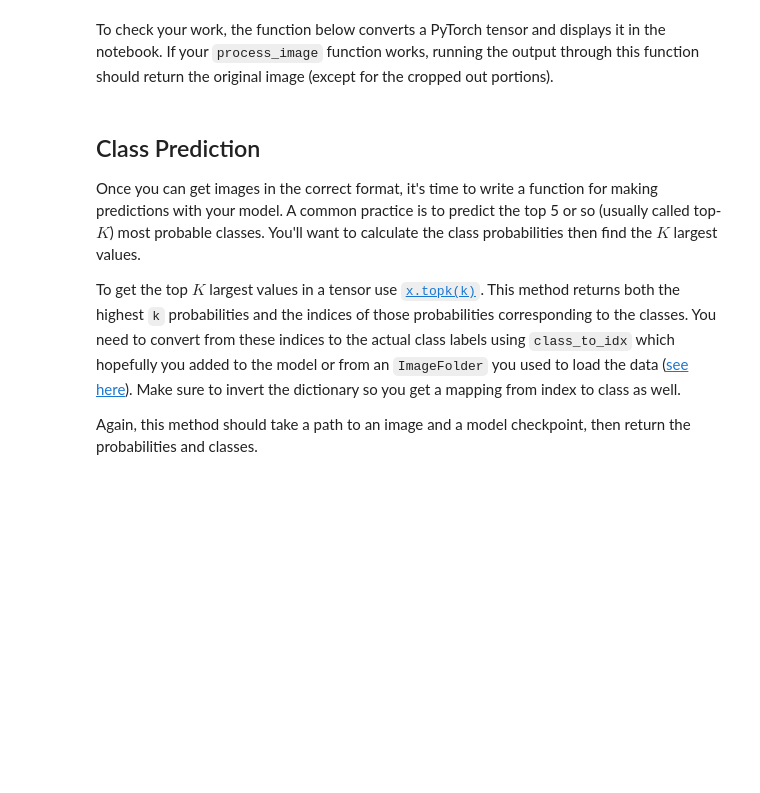
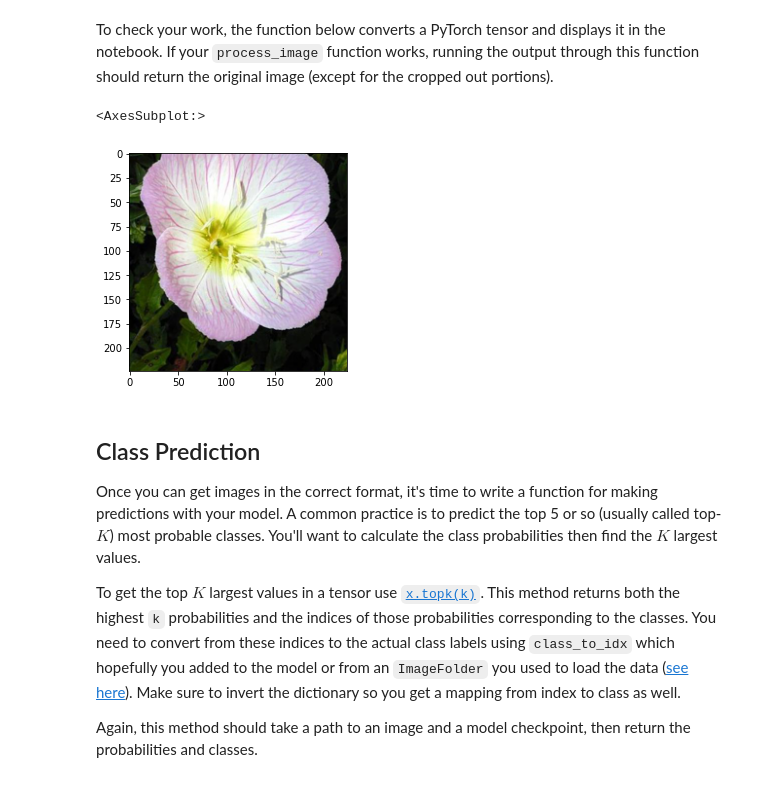
Before and after one commit to jorisboeye/aipnd-project, a Jupyter notebook: Image Classifier Project.ipynb, the cells around one changed output. Drawn from its saved outputs; the diff is of its cells as text; code cells hidden in the pictures; blank space fills up the shorter version.

Commit message:
Add image preprocessing function.

```diff
--- a/Image Classifier Project.ipynb
+++ b/Image Classifier Project.ipynb
@@ -230,6 +233,6 @@ def train_model(model, criterion, optimizer, epochs=10):
 # %%
-model = initialize_model("densenet121", fc_1_dropout)
-train_model(
+model = initialize_model("densenet121", get_fc_3_dropout())
+model, optimizer = train_model(
     model=model,
     criterion=nn.NLLLoss(),
     optimizer=optim.Adam(model.classifier.parameters(), lr=0.002)
@@ -255,7 +257,0 @@ valid Loss: 3.8678 Acc: 0.1834
-# %%
-model = initialize_model("densenet121", fc_3_dropout)
-model = train_model(
-    model=model,
-    criterion=nn.NLLLoss(),
-    optimizer=optim.Adam(model.classifier.parameters(), lr=0.002)
-)
@@ -378,3 +336,22 @@ def process_image(image):
+# %%
+def process_image(image):
+    """Scales, crops, and normalizes a PIL image for a PyTorch model,
+    returns an Numpy array
+    """
+
+    # TODO: Process a PIL image for use in a PyTorch model
+    size = tuple(x * 256 // min(image.size) for x in image.size)
+    image.thumbnail(size)
+    left = int(image.size[0] / 2 - 224 / 2)
+    upper = int(image.size[1] / 2 - 224 / 2)
+    right = left + 224
+    lower = upper + 224
+    image = image.crop((left, upper, right, lower))
+    mean = np.array([0.485, 0.456, 0.406])
+    std = np.array([0.229, 0.224, 0.225])
+    return np.transpose((np.array(image) / 255 - mean) / std, (2, 0, 1))
+# %%
+test = process_image(Image.open("./flowers/test/1/image_06743.jpg"))
 # %% [markdown]
 To check your work, the function below converts a PyTorch tensor and displays it in the notebook. If your `process_image` function works, running the output through this function should return the original image (except for the cropped out portions).
 # %%
@@ -398,6 +374,11 @@ def imshow(image, ax=None, title=None):
     ax.imshow(image)
 
     return ax
+# %%
+imshow(torch.Tensor(test))
+# %% [output]
+<AxesSubplot:>
+[figure, added]
 # %% [markdown]
 ## Class Prediction
 
```
Also changed, not shown: parts of 21 cells of this notebook.
